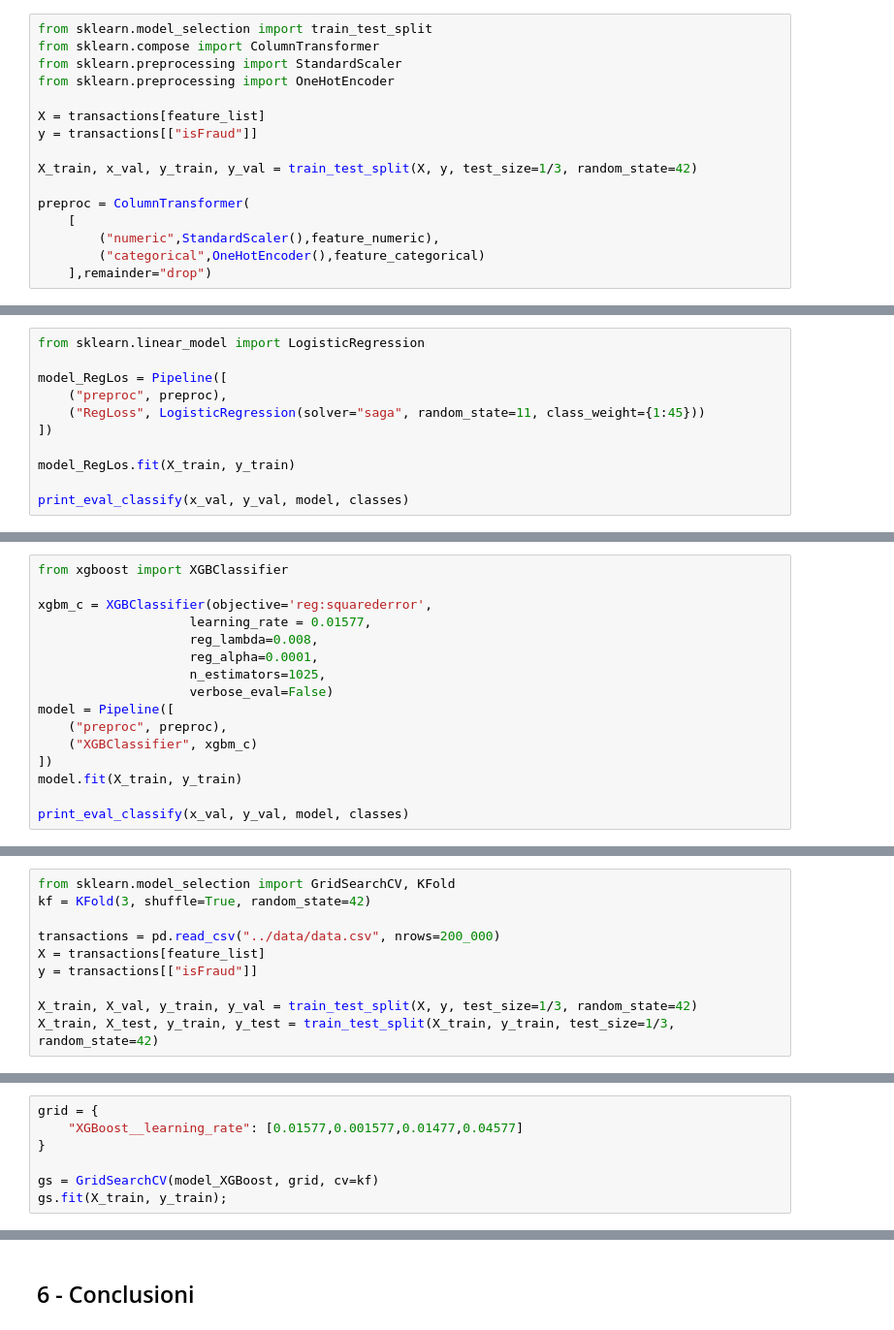
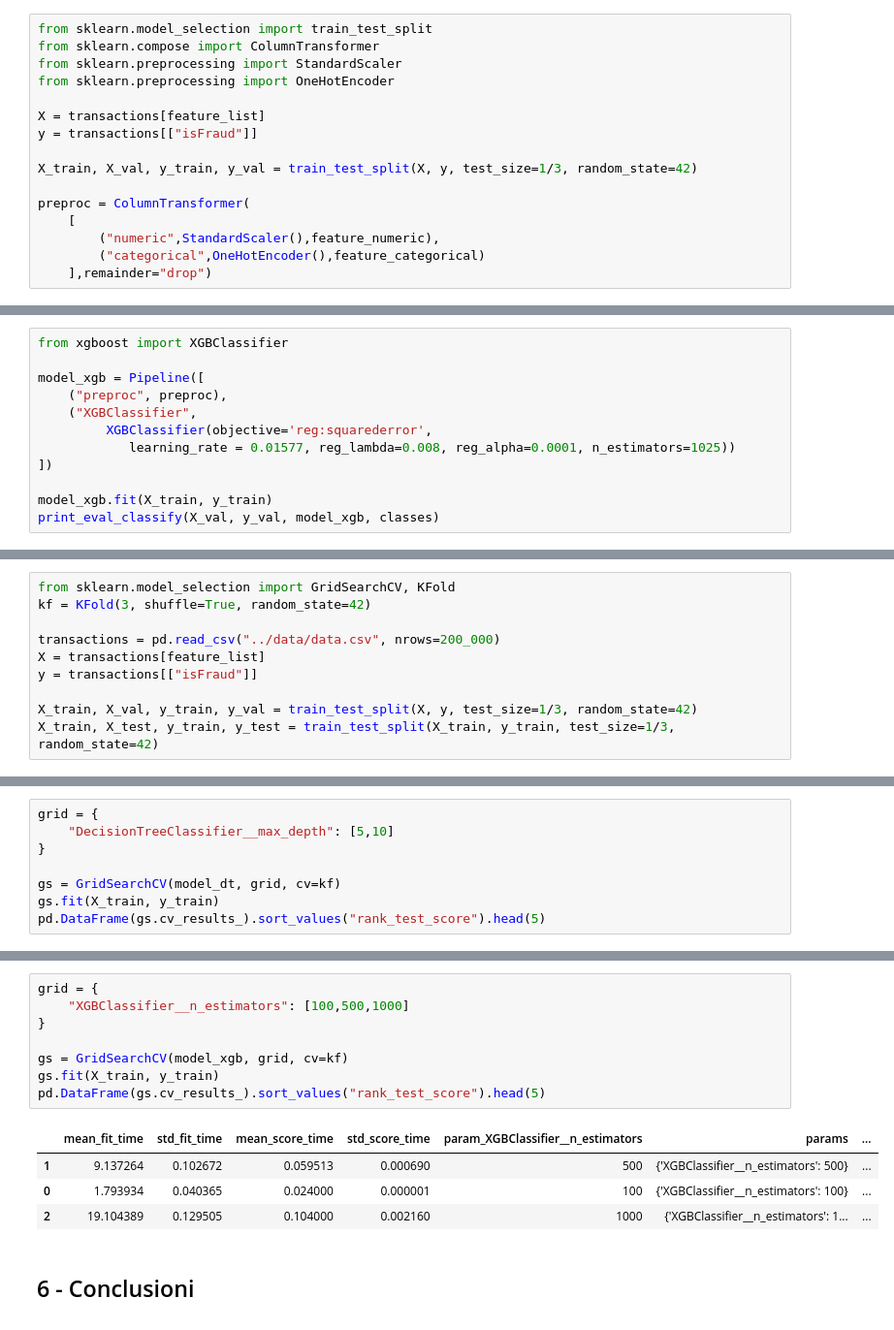
Before and after one commit to FedericoCampanozzi/FraudDetection, a Jupyter notebook: code/main.ipynb, the cells around one changed output, grey strips where cells are left out. Shown: that part at 97% size. Saved outputs shown, nothing was run; the diff lists cells and outputs as text.

Commit message:
remove regression model

```diff
--- a/code/main.ipynb
+++ b/code/main.ipynb
@@ -105,7 +122,7 @@ from sklearn.preprocessing import OneHotEncoder
 X = transactions[feature_list]
 y = transactions[["isFraud"]]
 
-X_train, x_val, y_train, y_val = train_test_split(X, y, test_size=1/3, random_state=42)
+X_train, X_val, y_train, y_val = train_test_split(X, y, test_size=1/3, random_state=42)
 
 preproc = ColumnTransformer(
     [
@@ -401,11 +275,0 @@ print(export_text(model.named_steps["decisionTree"], feature_names=f_names))
-# %%
-from sklearn.linear_model import LogisticRegression
-
-model_RegLos = Pipeline([
-    ("preproc", preproc),
-    ("RegLoss", LogisticRegression(solver="saga", random_state=11, class_weight={1:45}))
-])
-
-model_RegLos.fit(X_train, y_train)
-
-print_eval_classify(x_val, y_val, model, classes)
@@ -457,16 +285,12 @@ plt.colorbar();
 # %%
 from xgboost import XGBClassifier
 
-xgbm_c = XGBClassifier(objective='reg:squarederror',
-                    learning_rate = 0.01577,
-                    reg_lambda=0.008,
-                    reg_alpha=0.0001,
-                    n_estimators=1025,
-                    verbose_eval=False)
-model = Pipeline([
+model_xgb = Pipeline([
     ("preproc", preproc),
-    ("XGBClassifier", xgbm_c)
+    ("XGBClassifier",
+         XGBClassifier(objective='reg:squarederror',
+            learning_rate = 0.01577, reg_lambda=0.008, reg_alpha=0.0001, n_estimators=1025))
 ])
-model.fit(X_train, y_train)
 
-print_eval_classify(x_val, y_val, model, classes)
+model_xgb.fit(X_train, y_train)
+print_eval_classify(X_val, y_val, model_xgb, classes)
@@ -566,7 +392,8 @@ i modelli di classificazione. Andiamo quindi a cercare i migliori iperparametri
 # %%
 grid = {
-    "XGBoost__learning_rate": [0.01577,0.001577,0.01477,0.04577]
+    "DecisionTreeClassifier__max_depth": [5,10]
 }
 
-gs = GridSearchCV(model_XGBoost, grid, cv=kf)
-gs.fit(X_train, y_train);
+gs = GridSearchCV(model_dt, grid, cv=kf)
+gs.fit(X_train, y_train)
+pd.DataFrame(gs.cv_results_).sort_values("rank_test_score").head(5)
@@ -589,3 +400,16 @@ gs.fit(X_train, y_train);
+# %%
+grid = {
+    "XGBClassifier__n_estimators": [100,500,1000]
+}
+
+gs = GridSearchCV(model_xgb, grid, cv=kf)
+gs.fit(X_train, y_train)
+pd.DataFrame(gs.cv_results_).sort_values("rank_test_score").head(5)
+# %% [output]
+|  | mean_fit_time | std_fit_time | mean_score_time | std_score_time | param_XGBClassifier__n_estimators | params | ... |
+| 1 | 9.137264 | 0.102672 | 0.059513 | 0.000690 | 500 | {'XGBClassifier__n_estimators': 500} | ... |
+| 0 | 1.793934 | 0.040365 | 0.024000 | 0.000001 | 100 | {'XGBClassifier__n_estimators': 100} | ... |
+| 2 | 19.104389 | 0.129505 | 0.104000 | 0.002160 | 1000 | {'XGBClassifier__n_estimators': 1... | ... |
 # %% [markdown]
 ## 6 - Conclusioni
 # %% [markdown]
```
Also changed, not shown: parts of 83 cells of this notebook, 2 other files.
